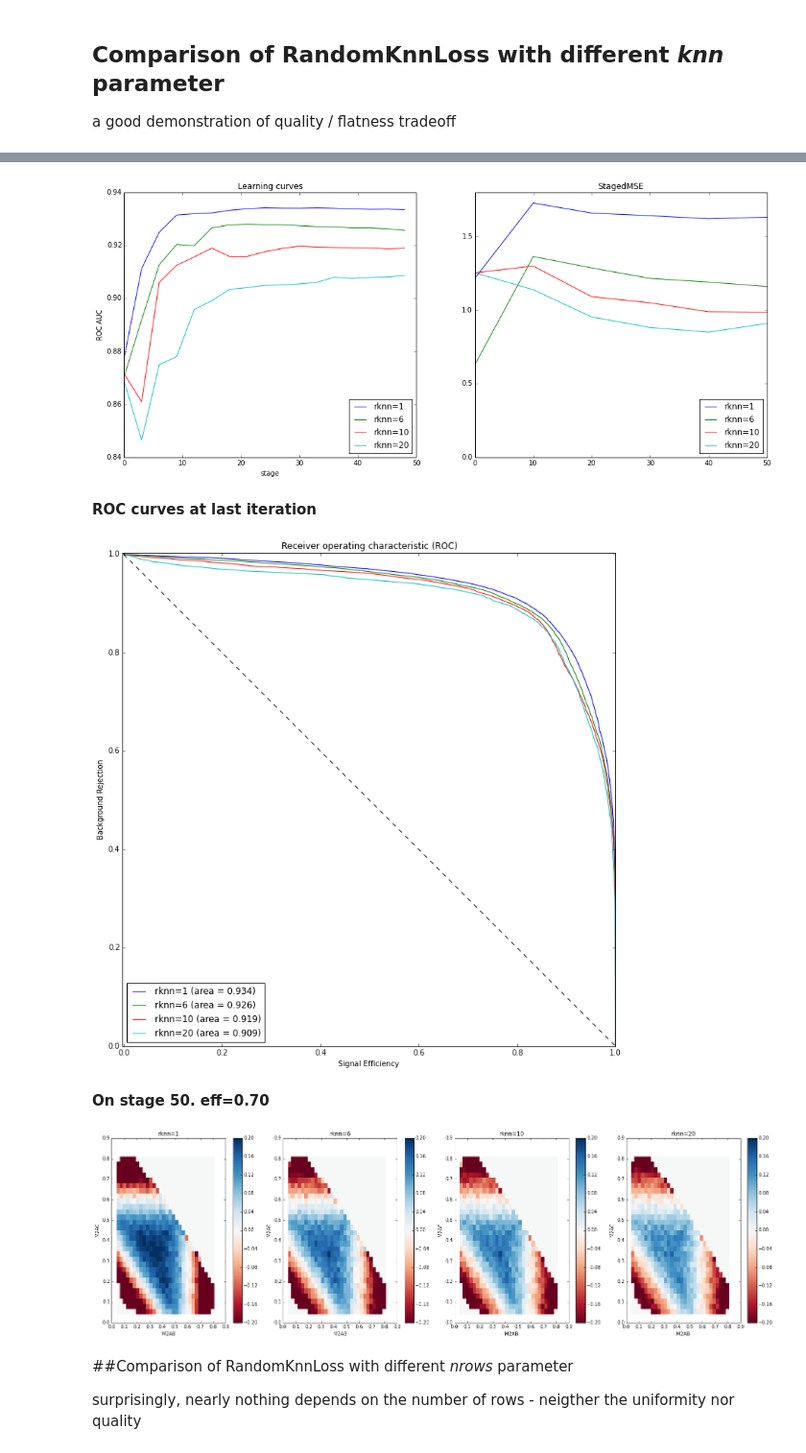
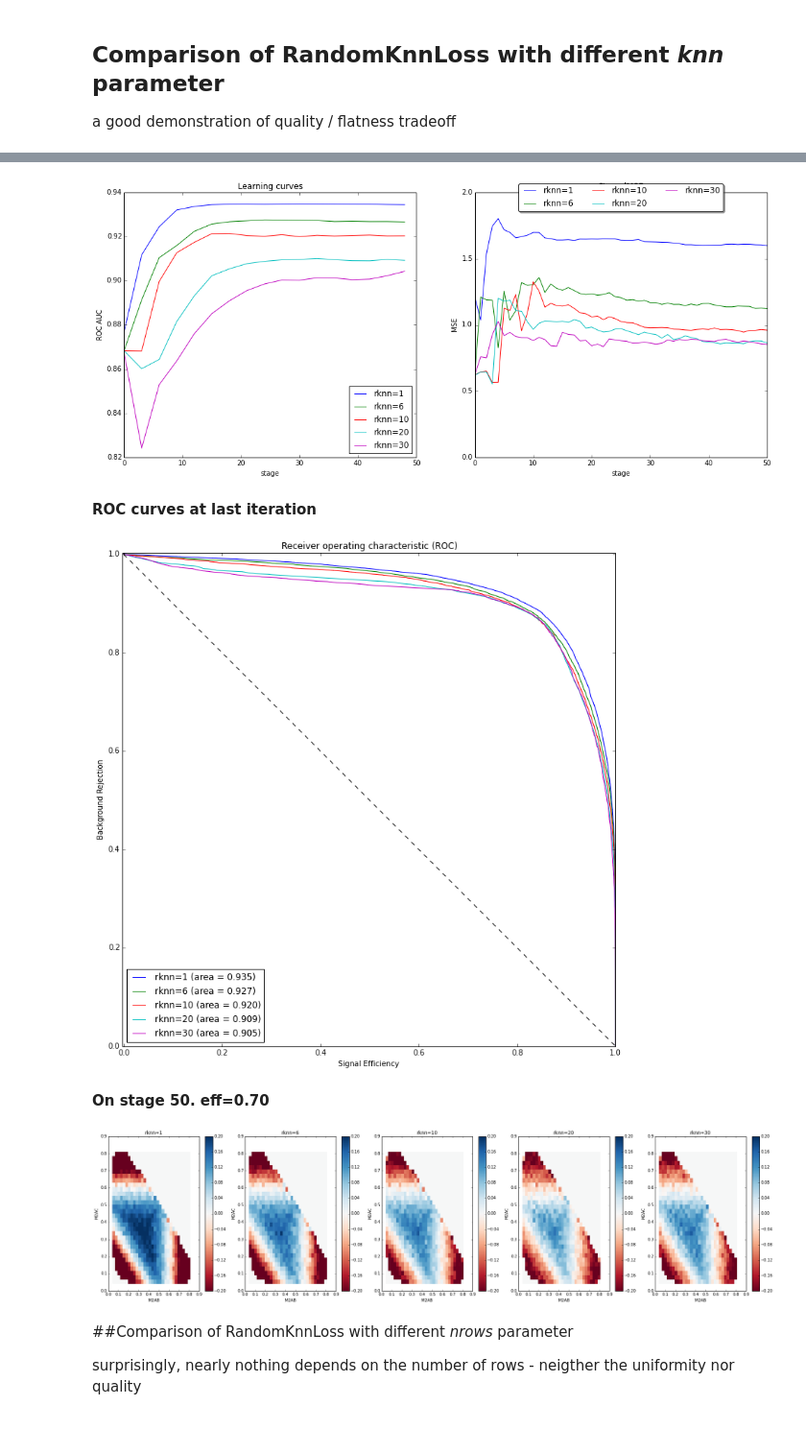
Before and after one commit to anaderi/lhcb_trigger_ml, a Jupyter notebook: IPythonWorkflow/DalitzUGBDemo.ipynb, the cells around one changed output, grey strips where cells are left out. Shown at 96% size. Cells and saved outputs as stored; diff of their text form; code cells hidden in the pictures.

```diff
--- a/IPythonWorkflow/DalitzUGBDemo.ipynb
+++ b/IPythonWorkflow/DalitzUGBDemo.ipynb
@@ -98,16 +94,16 @@ def printStaged2DEfficiencyReport(X, y, staged_predict_proba_dict, var_name1="M2
         display_html("<b>On stage %i. eff=%1.2f</b>" % (stage, targetEfficiency), raw=True)
         reports.plotEfficiency2D(var_name1, var_name2, X, y, predict_proba_dict, targetEfficiency, draw_difference=True)
 
-def plotMseVariationOnSig5e5(staged_predict_proba_dict, step=10, power=2., testX=None, testY=None, n_bins=30):
-    testX = signal5e5DF if testX is None else testX
-    testY = answers5e5 if testY is None else testY
-    stages = range(min([len(pred) for name, pred in staged_predict_proba_dict.iteritems()]) )[::step]
-    mse_df = reports.computeStagedMseVariation(testY, testX, ["M2AB", "M2AC"], staged_predict_proba_dict,
-                                               stages, target_efficiencies = [0.6, 0.7, 0.8, 0.9], power=power, n_bins=n_bins)
-    for column in mse_df.columns:
-        pylab.plot(stages, mse_df[column], label=column)
-    pylab.ylim(ymin=0)
-    pylab.legend(loc='lower right')
+# def plotMseVariationOnSig5e5(staged_predict_proba_dict, step=10, power=2., testX=None, testY=None, n_bins=30):
+#     testX = signal5e5DF if testX is None else testX
+#     testY = answers5e5 if testY is None else testY
+#     stages = range(min([len(pred) for name, pred in staged_predict_proba_dict.iteritems()]) )[::step]
+#     mse_df = reports.computeStagedMseVariation(testY, testX, ["M2AB", "M2AC"], staged_predict_proba_dict,
+#                                                stages, target_efficiencies = [0.6, 0.7, 0.8, 0.9], power=power, n_bins=n_bins)
+#     for column in mse_df.columns:
+#         pylab.plot(stages, mse_df[column], label=column)
+#     pylab.ylim(ymin=0)
+#     pylab.legend(loc='lower right')
 
 def negateStagedProba(staged_predict_proba):
     neg_var_staged_proba = OrderedDict()
@@ -121,8 +117,8 @@ def printReport(classifiers, stages=[100]):
     display_html("<b>Learning curves and staged MSE</b>", raw=True)
     pylab.figure(figsize=(17, 7))
     pylab.subplot(122), pylab.title('StagedMSE')
-    reports.
-    plotMseVariationOnSig5e5(sig5e5_probas_dict)
+    reports.plotStagedMseCurves(sig5e5_probas_dict, signal5e5DF, answers5e5, uniform_variables=["M2AB", "M2AC"])
+#     plotMseVariationOnSig5e5(sig5e5_probas_dict)
 
     pylab.subplot(121), pylab.title('Learning curves')
     reports.plotLearningCurves(testY, testX_staged_probas_dict, step=3)
@@ -152,9 +143,7 @@ being a little less uniform in background.
 The latest is not surprise, because uBoost wasn't planned to be somehow flat in background.
 # %%
 base_estimator = DecisionTreeClassifier(max_depth=4)
-uniform_variables  = ["M2AB", "M2AC"]
 n_estimators = 150 + 1
-train_variables = ["Y1", "Y2", "Y3"]
 
 var_classifiers = OrderedDict()
 
@@ -305,7 +290,7 @@ On stage 100. eff=0.70
 a good demonstration of quality / flatness tradeoff
 # %%
 rknn_classifiers = OrderedDict()
-for knn in [1, 6, 10, 20]:
+for knn in [1, 6, 10, 20, 30]:
     rknn_loss = ugb.RandomKnnLossFunction(uniform_variables, knn=knn, n_rows=len(trainX) * 3, large_preds_penalty=0.)
     rknn_classifiers["rknn=%i" % knn] = ugb.MyGradientBoostingClassifier(loss=rknn_loss, max_depth=4, n_estimators=51,
                                     learning_rate=.5, train_variables = train_variables)
@@ -317,9 +302,9 @@ We spent 28.393 seconds on parallel training
 Learning curves and staged MSE
-[figure, old version]
+[figure, new version]
 ROC curves at last iteration
-[figure, old version]
+[figure, new version]
 On stage 50. eff=0.70
-[figure, old version]
+[figure, new version]
 # %% [markdown]
 ##Comparison of RandomKnnLoss with different _nrows_ parameter
 
```
Also changed, not shown: parts of 47 cells of this notebook, 2 other files.
